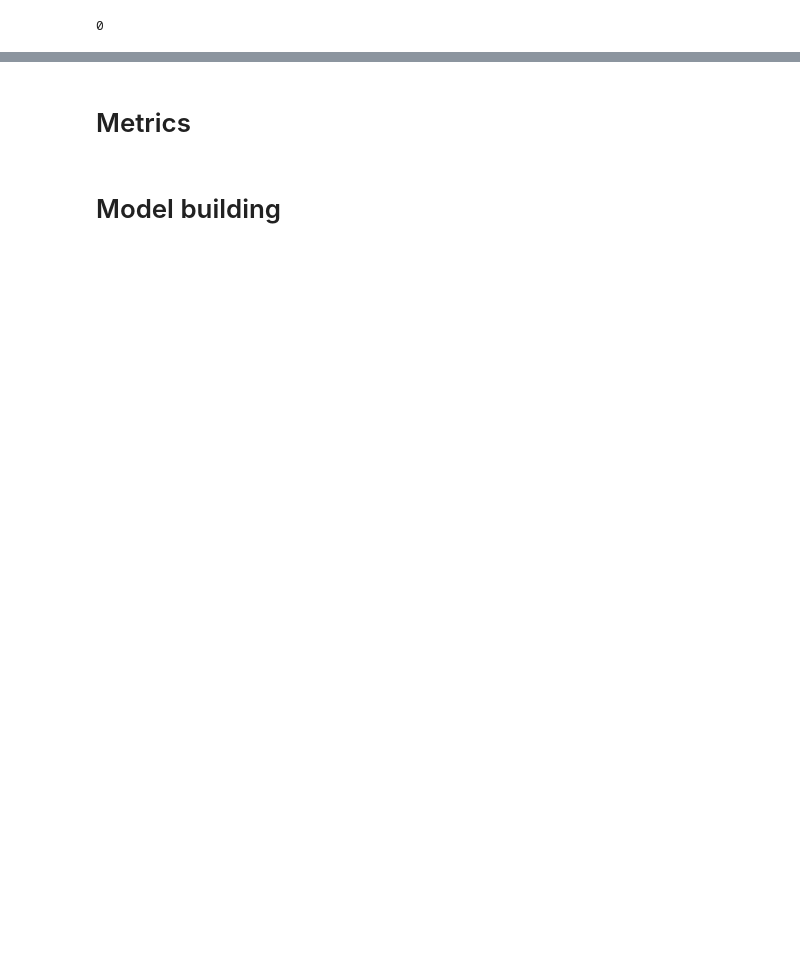
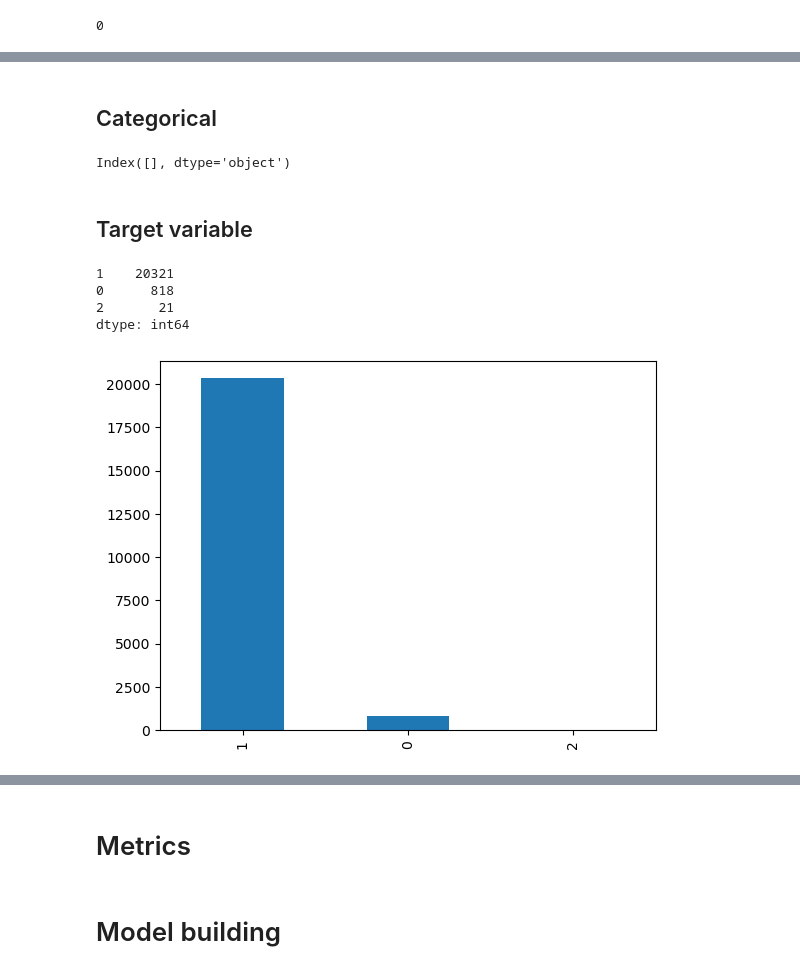
Before and after one commit to raydiwill/Steel-Plate-Defect-KaggleC, a Jupyter notebook: model.ipynb, the cells around one changed output, grey strips where cells are left out. Cells and saved outputs as stored; diff of their text form; code cells hidden in the pictures; blank space fills up the shorter version.

```diff
--- a/model.ipynb
+++ b/model.ipynb
@@ -34,3 +66,7 @@ train.head()
+# %%
+TARGET_FEATURES = ['Pastry', 'Z_Scratch', 'K_Scatch', 'Stains','Dirtiness', 'Bumps', 'Other_Faults']
+
+kfold = StratifiedKFold(n_splits=10, shuffle=True, random_state=42)
 # %% [markdown]
 # EDA
 # %%
@@ -76,6 +114,3 @@ plt.show()
 train.duplicated().sum()
 # %% [output]
 0
-# %%
-train.drop("id", axis=1, inplace=True)
-train.columns
@@ -93,3 +116,0 @@ Index(['X_Minimum', 'X_Maximum', 'Y_Minimum', 'Y_Maximum', 'Pixels_Areas',
-# %%
-train = pd.melt(train, id_vars=train.columns[:-7], value_vars=train.columns[-7:], var_name='Fault_Type')
-train.head()
@@ -103,0 +133,21 @@ train.head()
+# %% [markdown]
+## Categorical
+# %%
+categorical_only = train.select_dtypes(include=["object"])
+categorical_only.columns
+# %% [output]
+Index([], dtype='object')
+# %% [markdown]
+## Target variable
+# %%
+no_of_defects = train[TARGET_FEATURES].sum(axis=1).value_counts()
+print(no_of_defects)
+
+no_of_defects.plot(kind="bar")
+plt.show()
+# %% [output]
+1    20321
+0      818
+2       21
+dtype: int64
+[figure, added]
```
Also changed, not shown: parts of 20 cells of this notebook.
